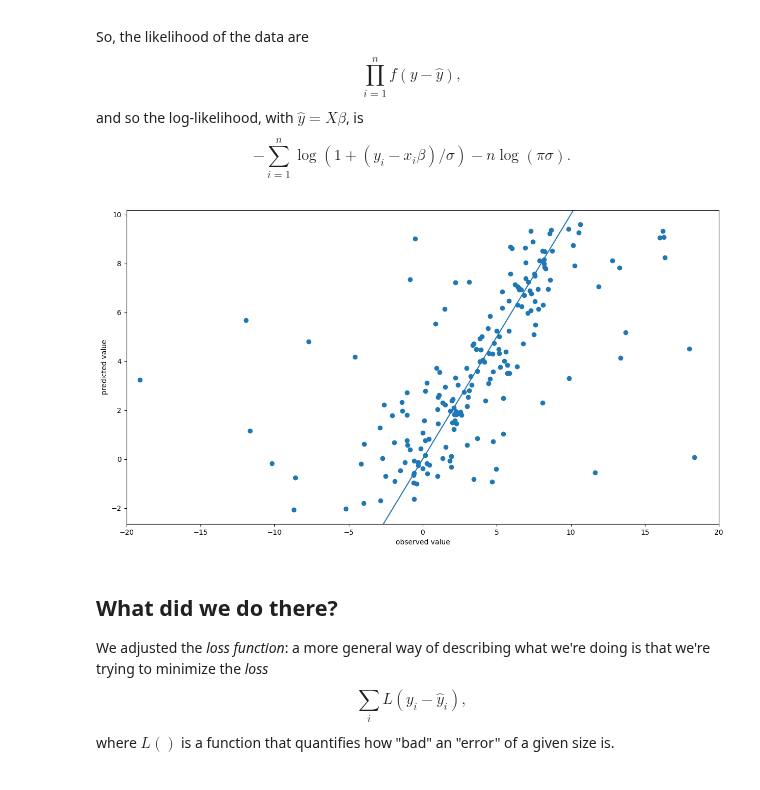
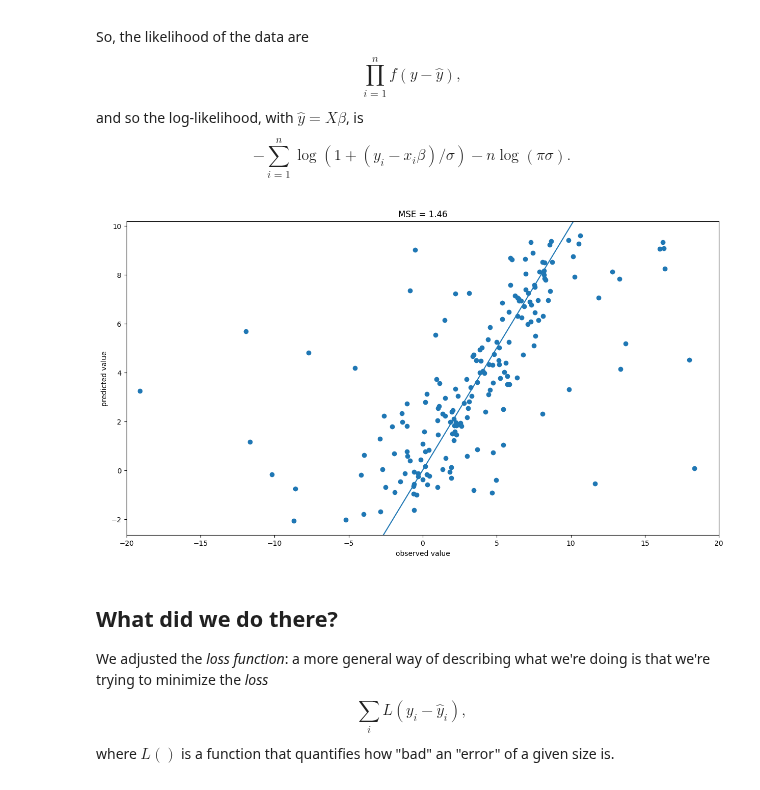
Before and after one commit to UOdsci/dsci345, a Jupyter notebook: class_material/slides/Week_07_Robust_models.ipynb, the cells around one changed output. Drawn from its saved outputs; the diff is of its cells as text; code cells hidden in the pictures.

```diff
--- a/class_material/slides/Week_07_Robust_models.ipynb
+++ b/class_material/slides/Week_07_Robust_models.ipynb
@@ -99,14 +99,15 @@ est_sigma = res['x'][-1]
 # %%
 new_yhat = x.dot(est_beta)
 
 fig, ax = plt.subplots()
 ax.scatter(y, new_yhat)
 ax.set_xlim(-20, 20)
 ax.set_xlabel("observed value")
 ax.set_ylabel("predicted value")
+ax.set_title(f"MSE = {np.median((y - new_yhat)**2):.2f}")
 ax.axline((0,0), slope=1);
 # %% [output]
-[figure, old version]
+[figure, new version]
 # %% [markdown]
 ## What did we do there?
 
```
Also changed, not shown: parts of 1 cell of this notebook, 3 other files.
